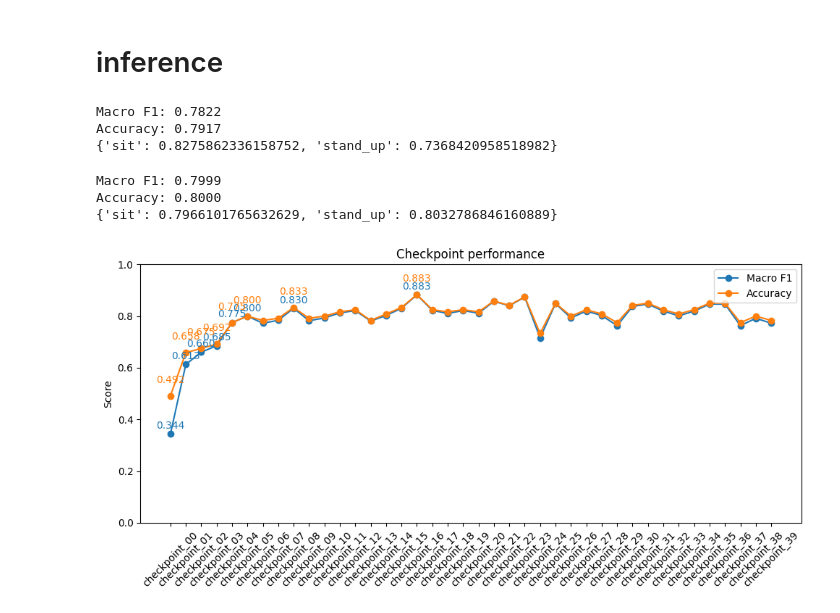
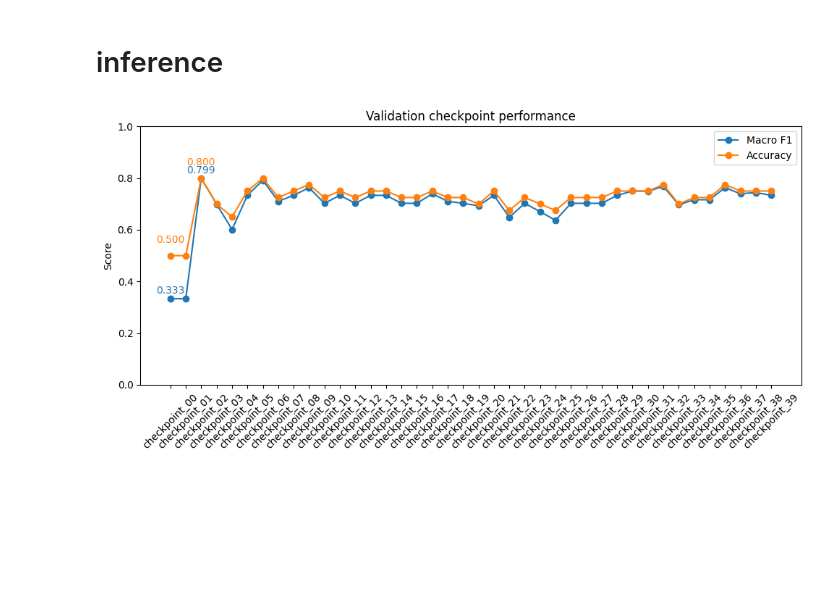
Before and after one commit to El-oan/radar_machine_learning, a Jupyter notebook: src/RaDataTouille_pointnetV2.ipynb, the cells around one changed output. Cells and saved outputs as stored; diff of their text form; code cells hidden in the pictures; blank space fills up the shorter version.

Commit message:
only allowed checkpoint selection from validation computed scores to prevent test overfit

```diff
--- a/src/RaDataTouille_pointnetV2.ipynb
+++ b/src/RaDataTouille_pointnetV2.ipynb
@@ -167,16 +169,16 @@ torch.Size([32, 6])
 # %%
 class RadHARDataset(Dataset):
     "Dataset, containing windows of labeled frames."
-    def __init__(self, samples):
+    def __init__(self, samples, segments):
         self.samples = samples
+        self.segments = segments
 
     def __len__(self):
         return len(self.samples)
 
     def __getitem__(self, idx):
         segment_idx, start_idx, label_idx = self.samples[idx]
-        segments, _, _, _, _ = build_window_index()
-        _, frames = segments[segment_idx]
+        _, frames = self.segments[segment_idx]
         window = frames[start_idx:start_idx + CONFIG['frame_count']]
 
         processed_frames = [process_frame(frame) for frame in window]
@@ -184,7 +186,7 @@ class RadHARDataset(Dataset):
         label = torch.tensor(label_idx, dtype=torch.long)
         return sequence, label
 # %%
-train_data = RadHARDataset(train_windows)
+train_data = RadHARDataset(train_windows, train_segments)
 print(len(train_data))
 x, y = train_data[0]
 print(x.shape, y)  # x: (T, N, D)
@@ -404,15 +406,14 @@ class PointNet(nn.Module):
         logits = self.generator(x)
         return logits
 # %%
-train_samples, valid_samples, test_samples = split_window_index()
+train_files, valid_files = split_train_val_file_paths()
+train_segments, _, _, train_samples, _ = build_window_index(train_files)
+valid_segments, _, _, valid_samples, _ = build_window_index(valid_files)
 print(f'Train windows: {len(train_samples)}')
 print(f'Validation windows: {len(valid_samples)}')
-print(f'Test windows: {len(test_samples)}')
 
-train_dataset = RadHARDataset(train_samples)
-valid_dataset = RadHARDataset(valid_samples)
-test_dataset = RadHARDataset(test_samples)
+train_dataset = RadHARDataset(train_samples, train_segments)
+valid_dataset = RadHARDataset(valid_samples, valid_segments)
 train_loader = DataLoader(train_dataset, batch_size=CONFIG['batch_size'], shuffle=True)
 valid_loader = DataLoader(valid_dataset, batch_size=CONFIG['batch_size'], shuffle=False)
-test_loader = DataLoader(test_dataset, batch_size=CONFIG['batch_size'], shuffle=False)
 # %% [output]
@@ -622,15 +626,17 @@ def compute_macro_f1(predictions, labels):
 def compute_accuracy(predictions, labels):
     return (predictions == labels).float().mean().item()
 # %%
-def evaluate_checkpoint(checkpoint_path):
+def evaluate_validation_checkpoint(checkpoint_path):
+    "Score a checkpoint on validation only."
     device = torch.device(DEVICE)
     model = PointNet(CONFIG['feature_amount']).to(device)
     state_dict = torch.load(checkpoint_path, map_location=device)
     model.load_state_dict(state_dict)
     model.eval()
 
-    _, _, eval_samples = split_window_index()
-    eval_dataset = RadHARDataset(eval_samples)
+    _, valid_files = split_train_val_file_paths()
+    eval_segments, _, _, eval_samples, _ = build_window_index(valid_files)
+    eval_dataset = RadHARDataset(eval_samples, eval_segments)
     eval_loader = DataLoader(eval_dataset, batch_size=CONFIG['batch_size'], shuffle=False)
 
     all_predictions = []
@@ -647,55 +653,35 @@ def evaluate_checkpoint(checkpoint_path):
     macro_f1 = per_class_f1.mean().item()
     accuracy = compute_accuracy(predictions, labels)
     return macro_f1, {name: float(score) for name, score in zip(ACTIVITY_CLASS_NAMES, per_class_f1)}, accuracy
-# %%
-checkpoint = CHECKPOINT_ROOT / "checkpoint_09.pt"
-macro_f1, per_class_f1, accuracy = evaluate_checkpoint(checkpoint)
-print(f'Macro F1: {macro_f1:.4f}')
-print(f'Accuracy: {accuracy:.4f}')
-print(per_class_f1)
-# %% [output]
-Macro F1: 0.7822
-Accuracy: 0.7917
-{'sit': 0.8275862336158752, 'stand_up': 0.7368420958518982}
-# %%
-checkpoint = CHECKPOINT_ROOT / "checkpoint_05.pt"
-macro_f1, per_class_f1, accuracy = evaluate_checkpoint(checkpoint)
-print(f'Macro F1: {macro_f1:.4f}')
-print(f'Accuracy: {accuracy:.4f}')
-print(per_class_f1)
-# %% [output]
-Macro F1: 0.7999
-Accuracy: 0.8000
-{'sit': 0.7966101765632629, 'stand_up': 0.8032786846160889}
 # %%
-checkpoint_paths = sorted((PROJECT_ROOT / "checkpoints/raDataTouille").glob("checkpoint_*.pt"), key=lambda path: int(path.stem.split("_")[-1]))
-metrics = [evaluate_checkpoint(path) for path in checkpoint_paths]
+checkpoint_paths = sorted(CHECKPOINT_ROOT.glob("checkpoint_*.pt"), key=lambda path: int(path.stem.split("_")[-1]))
+metrics = [evaluate_validation_checkpoint(path) for path in checkpoint_paths]
 checkpoint_labels = [path.stem for path in checkpoint_paths]
 macro_f1_scores = [metric[0] for metric in metrics]
 accuracy_scores = [metric[2] for metric in metrics]
 
 plt.figure(figsize=(10, 5))
 macro_line, = plt.plot(checkpoint_labels, macro_f1_scores, marker="o", label="Macro F1")
 accuracy_line, = plt.plot(checkpoint_labels, accuracy_scores, marker="o", label="Accuracy")
 
 best_macro_f1 = -1
 for idx, score in enumerate(macro_f1_scores):
     if score > best_macro_f1:
         plt.text(idx, score + 0.02, f"{score:.3f}", ha="center", color=macro_line.get_color())
         best_macro_f1 = score
 
 best_accuracy = -1
 for idx, score in enumerate(accuracy_scores):
     if score > best_accuracy:
         plt.text(idx, score + 0.05, f"{score:.3f}", ha="center", color=accuracy_line.get_color())
         best_accuracy = score
 
 plt.ylim(0, 1)
 plt.xticks(rotation=45)
 plt.ylabel("Score")
-plt.title("Checkpoint performance")
+plt.title("Validation checkpoint performance")
 plt.legend()
 plt.tight_layout()
 plt.show()
 # %% [output]
-[figure, old version]
+[figure, new version]
```
Also changed, not shown: parts of 10 cells of this notebook, 18 other files.
